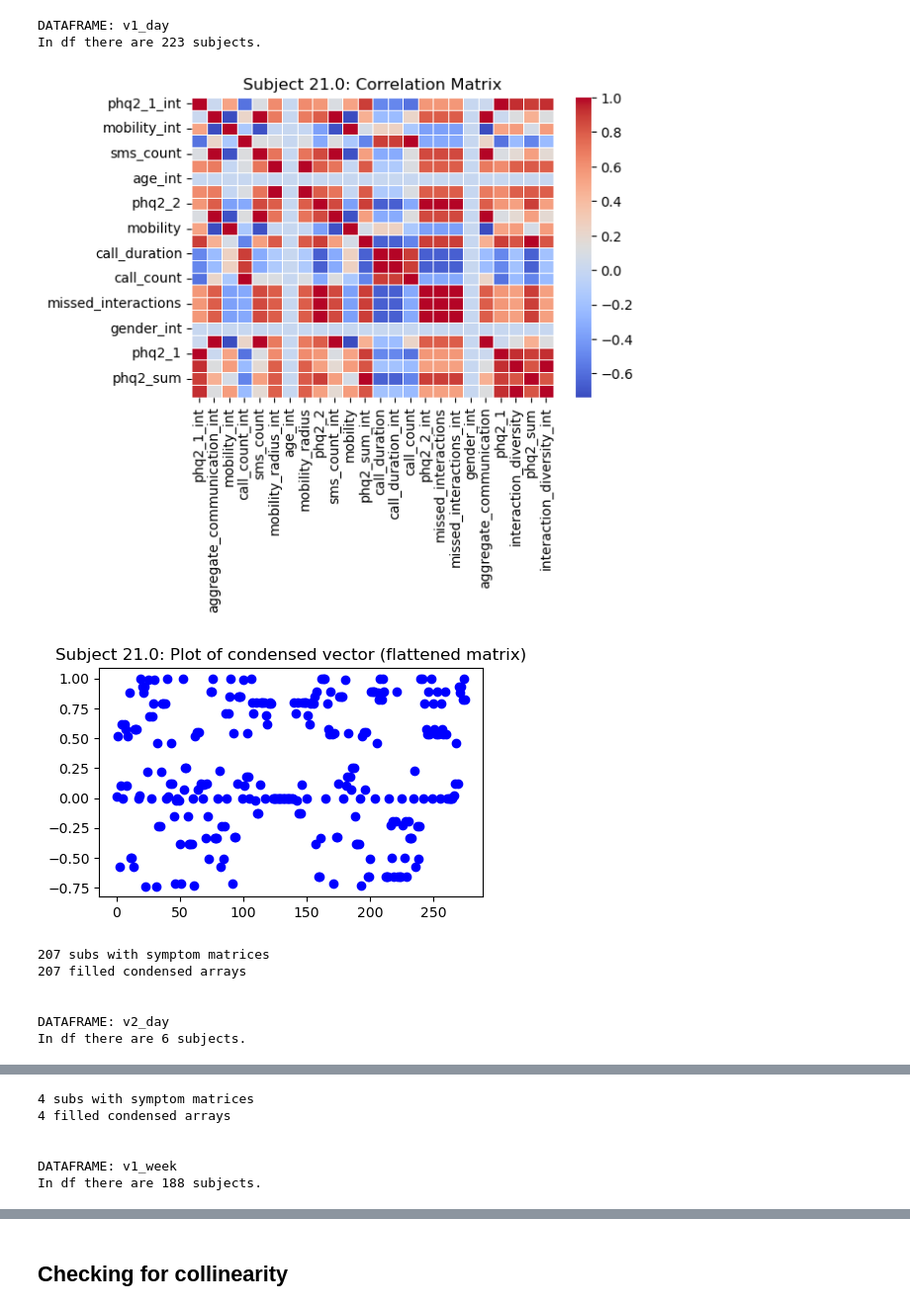
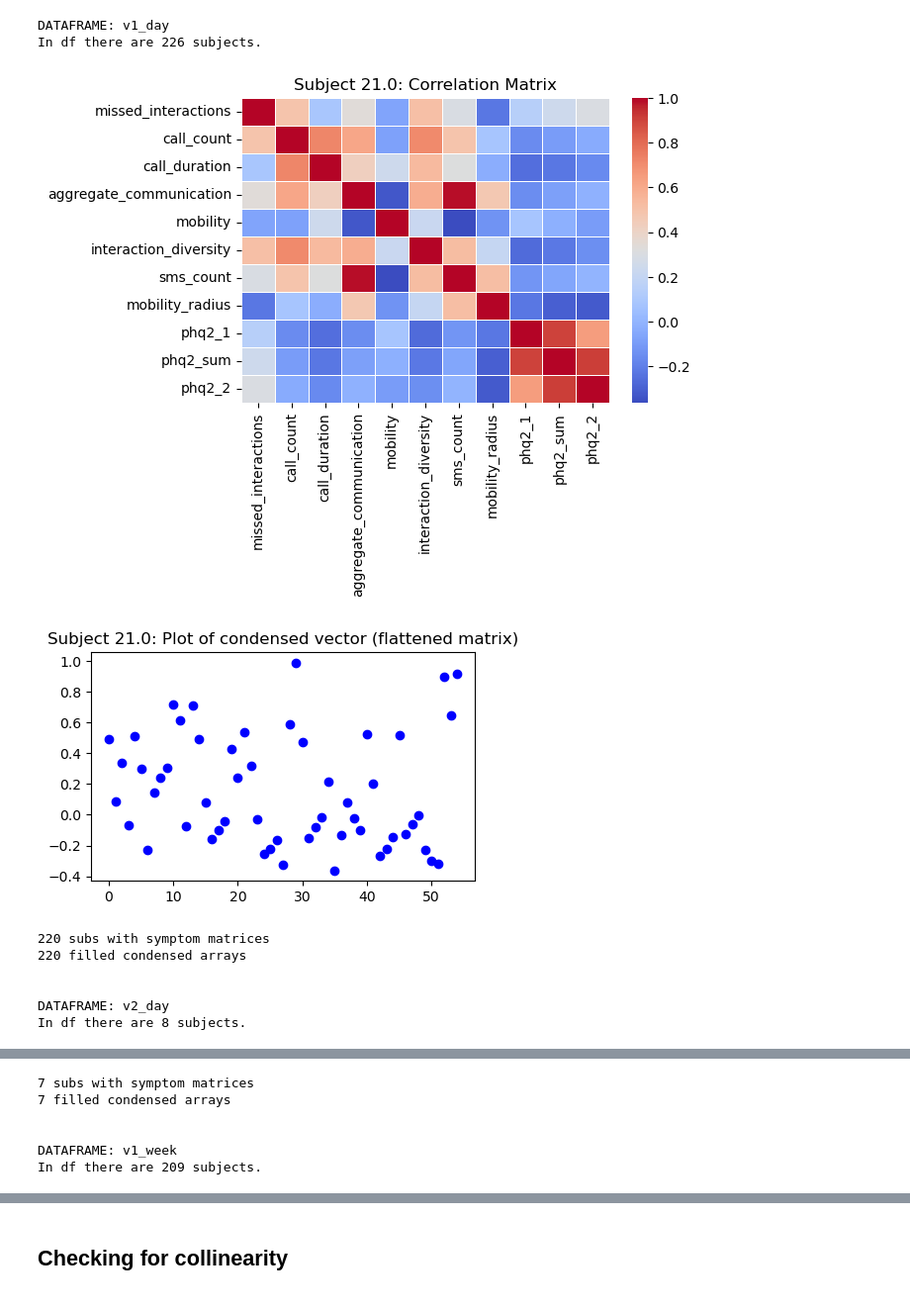
Before and after one commit to kaleyjoss/smartphone_sensor_predictive_modeling, a Jupyter notebook: notebooks/02_feature_pca.ipynb, the cells around one changed output, grey strips where cells are left out. Shown at 99% size. Drawn from its saved outputs; the diff is of its cells as text; code cells hidden in the pictures.

```diff
--- a/notebooks/02_feature_pca.ipynb
+++ b/notebooks/02_feature_pca.ipynb
@@ -33,30 +33,33 @@ importlib.reload(var)
 from scripts.variables import id_columns, demographic_columns, daily_cols_v1, daily_v2_common
 from scripts.variables import phq2_cols, phq9_cols, weekly_cols, passive_cols, survey_cols
 from scripts.variables import df_names, df_mis, df_names_with_mis
+
+if 'v2_week' in df_names:
+    df_names.remove('v2_week') # not enough for train/test split
 # %%
 #### Take the average of each subject's symptom correlation and use it to make clusters of variables
 symptom_matrices_df_dict = {}
 flattened_matrices_df_dict = {}
 demographic_vars = ['gender','education','race','age']                # covariates
 
 
 # Create dicts of all subjects' correlation matrices
 for name in df_names:
-    df_scaled = pd.read_csv(os.path.join(brighten_dir, f'{name}_clean.csv'))
-    df_scaled = df_scaled.loc[:, ~df_scaled.columns.str.contains('^Unnamed')]
+    df = pd.read_csv(os.path.join(brighten_dir, f'{name}_imp.csv'))
+    df = df.loc[:, ~df.columns.str.contains('^Unnamed')]
     print(f'\n\nDATAFRAME: {name}')
     ignore_cols = demographic_vars + id_columns
-    symptom_matrix_dict, flattened_matrix_dict = fs.make_symptom_matrices(df_scaled, ignore_cols, num_to_plot=1)
+    symptom_matrix_dict, flattened_matrix_dict = fs.make_symptom_matrices(df, ignore_cols, num_to_plot=1)
     symptom_matrices_df_dict[name] = symptom_matrix_dict
     flattened_matrices_df_dict[name] = flattened_matrix_dict
 # %% [output]
 DATAFRAME: v1_day
-In df there are 223 subjects.
+In df there are 226 subjects.
-[figure, old version]
+[figure, new version]
-[figure, old version]
+[figure, new version]
-207 subs with symptom matrices
-207 filled condensed arrays
+220 subs with symptom matrices
+220 filled condensed arrays
 
 
 DATAFRAME: v2_day
-In df there are 6 subjects.
+In df there are 8 subjects.
@@ -65,6 +68,6 @@ In df there are 6 subjects.
-4 subs with symptom matrices
-4 filled condensed arrays
+7 subs with symptom matrices
+7 filled condensed arrays
 
 
 DATAFRAME: v1_week
-In df there are 188 subjects.
+In df there are 209 subjects.
```
Also changed, not shown: parts of 16 cells of this notebook, 54 other files.
